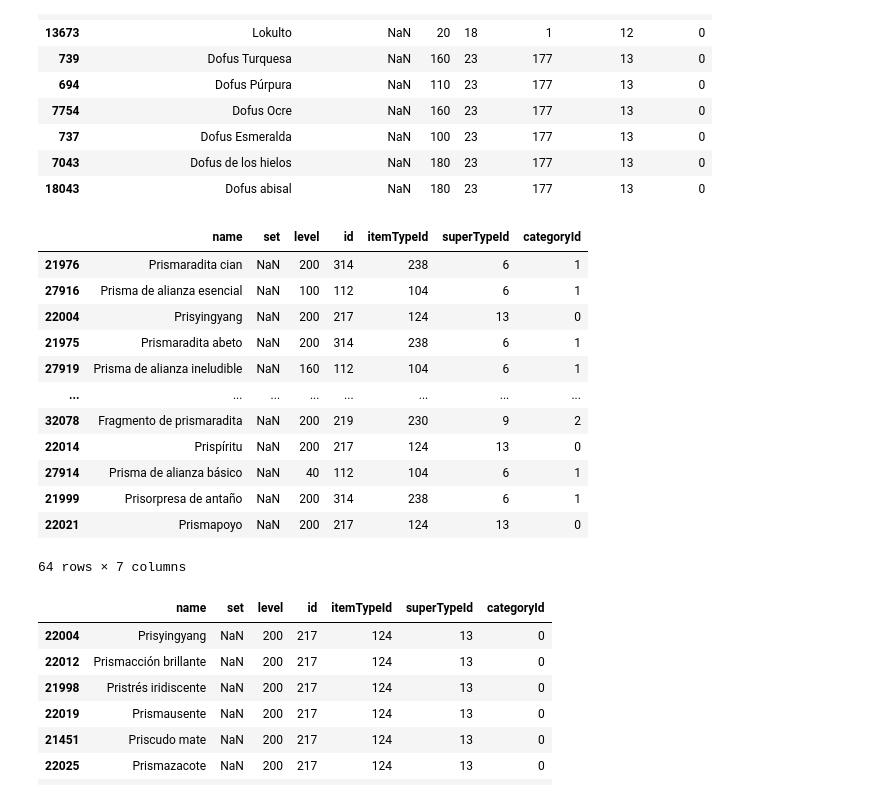
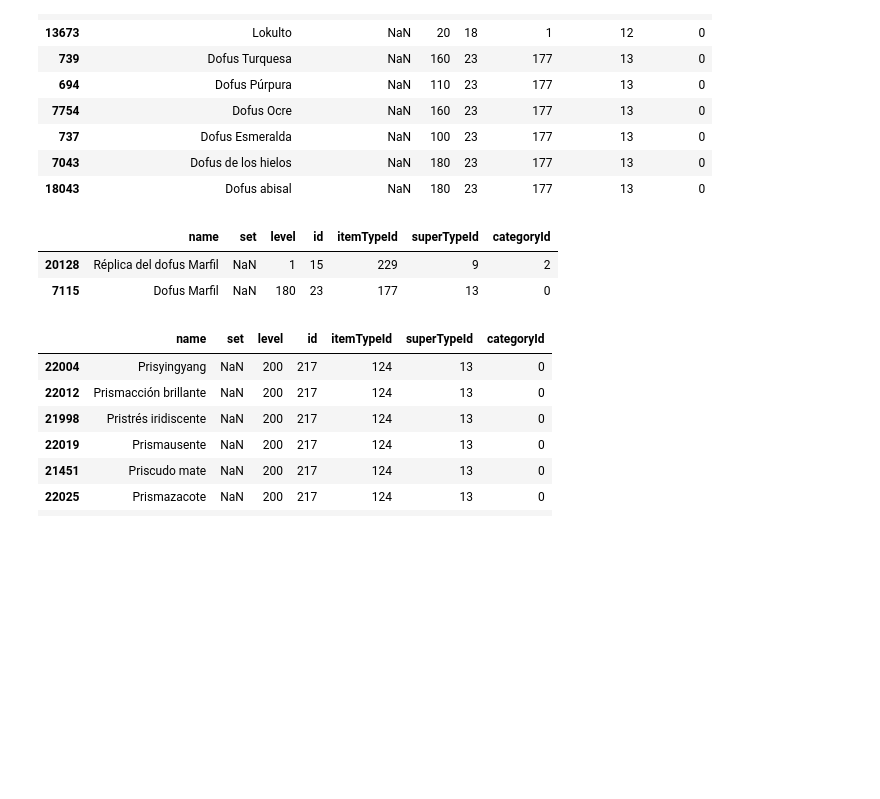
Before and after one commit to jdtibochab/dofus-set-optimizer, a Jupyter notebook: Optimize-Sacri.ipynb, the cells around one changed output. Drawn from its saved outputs; the diff is of its cells as text; code cells hidden in the pictures; blank space fills up the shorter version.

```diff
--- a/Optimize-Sacri.ipynb
+++ b/Optimize-Sacri.ipynb
@@ -10,7 +10,7 @@ import json
 from datetime import datetime
 config = {
     "optimizer" : {
-        "path" : f"outputs/sacri-omni-crit-absweapon/{datetime.now().strftime('%Y-%m-%d_%H-%M-%S')}",
+        "path" : f"./outputs/sacri-omni-crit-absweapon/{datetime.now().strftime('%Y-%m-%d_%H-%M-%S')}",
         "language": "es",
         "population_size": 300,
         "num_parents_mating": 100, # Number of parents to mate, usually 1/3 of population size
@@ -212,21 +212,11 @@ Items.loc[chr.chromosome]
 # %%
 chr.totals_summary()
 # %%
-Items[Items["name"].str.contains("Pris",case=False)]
+Items[Items["name"].str.contains("Dofus marf",case=False)]
 # %% [output]
 |  | name | set | level | id | itemTypeId | superTypeId | categoryId |
-| 21976 | Prismaradita cian | NaN | 200 | 314 | 238 | 6 | 1 |
-| 27916 | Prisma de alianza esencial | NaN | 100 | 112 | 104 | 6 | 1 |
-| 22004 | Prisyingyang | NaN | 200 | 217 | 124 | 13 | 0 |
-| 21975 | Prismaradita abeto | NaN | 200 | 314 | 238 | 6 | 1 |
-| 27919 | Prisma de alianza ineludible | NaN | 160 | 112 | 104 | 6 | 1 |
-| ... | ... | ... | ... | ... | ... | ... | ... |
-| 32078 | Fragmento de prismaradita | NaN | 200 | 219 | 230 | 9 | 2 |
-| 22014 | Prispíritu | NaN | 200 | 217 | 124 | 13 | 0 |
-| 27914 | Prisma de alianza básico | NaN | 40 | 112 | 104 | 6 | 1 |
-| 21999 | Prisorpresa de antaño | NaN | 200 | 314 | 238 | 6 | 1 |
-| 22021 | Prismapoyo | NaN | 200 | 217 | 124 | 13 | 0 |
+| 20128 | Réplica del dofus Marfil | NaN | 1 | 15 | 229 | 9 | 2 |
+| 7115 | Dofus Marfil | NaN | 180 | 23 | 177 | 13 | 0 |
-64 rows × 7 columns
 # %%
 Items[(Items["superTypeId"]==13) & (Items["name"].str.contains("Pris",case=False))]
 # %% [output]
```
Also changed, not shown: parts of 2 cells of this notebook, 14 other files.
